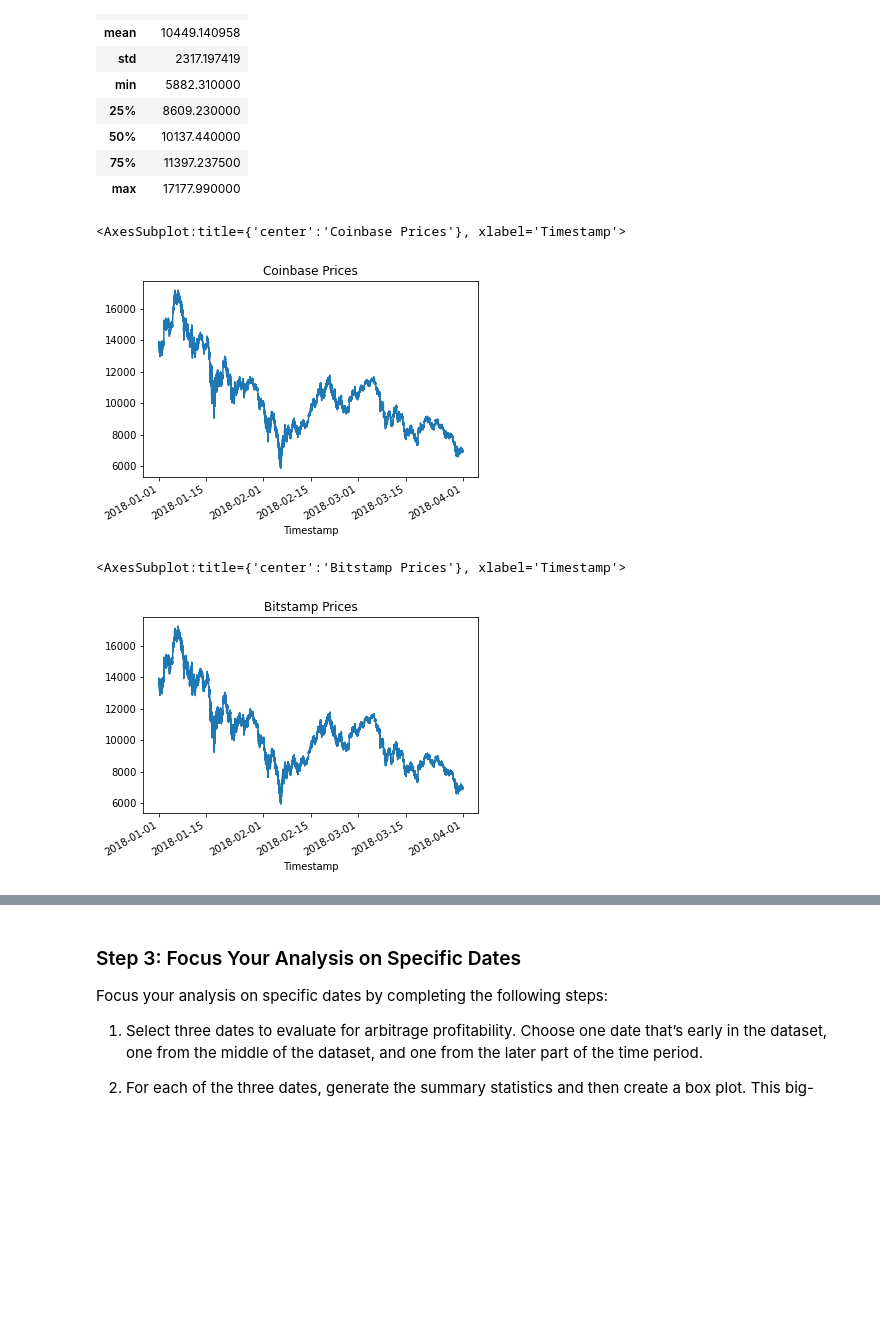
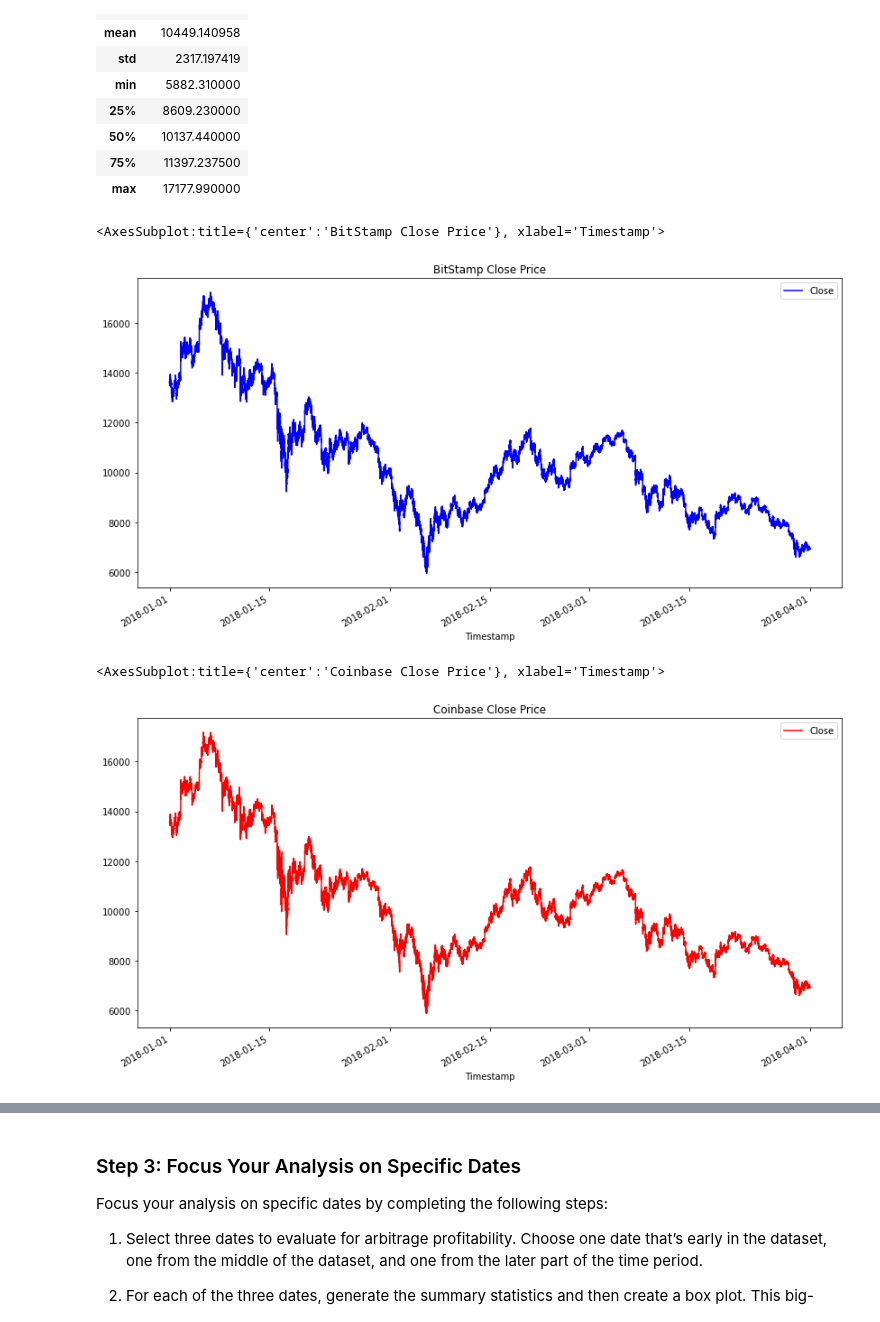
Before and after one commit to bpolasek519/Challenge-3, a Jupyter notebook: Starter_Code/crypto_arbitrage.ipynb, the cells around one changed output, grey strips where cells are left out. Saved outputs shown, nothing was run; the diff lists cells and outputs as text; code cells hidden in the pictures; blank space fills up the shorter version.

```diff
--- a/Starter_Code/crypto_arbitrage.ipynb
+++ b/Starter_Code/crypto_arbitrage.ipynb
@@ -150,10 +148,11 @@ Select the data you want to analyze. Use `loc` or `iloc` to select the following
 * Close
 # %%
 # Use loc or iloc to select `Timestamp (the index)` and `Close` from bitstamp DataFrame
-bitstamp_sliced = # YOUR CODE HERE
+bitstamp_sliced = bitstamp.iloc[:, [3]]
 
 # Review the first five rows of the DataFrame
 # YOUR CODE HERE
+bitstamp_sliced.head()
 # %% [output]
 |  | Close |
 | Timestamp |  |
@@ -217,17 +218,18 @@ Sort through the time series data associated with the bitstamp and coinbase Data
 # %%
 # Create a line plot for the bitstamp DataFrame for the full length of time in the dataset
 # Be sure that the figure size, title, and color are tailored to each visualization
 # YOUR CODE HERE
+bitstamp_sliced.plot(figsize=(14,7), title = "BitStamp Close Price", color = 'blue')
 # %% [output]
-<AxesSubplot:title={'center':'Coinbase Prices'}, xlabel='Timestamp'>
+<AxesSubplot:title={'center':'BitStamp Close Price'}, xlabel='Timestamp'>
-[figure, old version]
+[figure, new version]
 # %%
 # Create a line plot for the coinbase DataFrame for the full length of time in the dataset
 # Be sure that the figure size, title, and color are tailored to each visualization
-# YOUR CODE HERE
+coinbase_sliced.plot(figsize=(14,7), title = "Coinbase Close Price", color = 'red')
 # %% [output]
-<AxesSubplot:title={'center':'Bitstamp Prices'}, xlabel='Timestamp'>
+<AxesSubplot:title={'center':'Coinbase Close Price'}, xlabel='Timestamp'>
-[figure, old version]
+[figure, new version]
 # %%
 # Overlay the visualizations for the bitstamp and coinbase DataFrames in one plot
 # The plot should visualize the prices over the full lenth of the dataset
```
Also changed, not shown: parts of 64 cells of this notebook, 1 other file.
